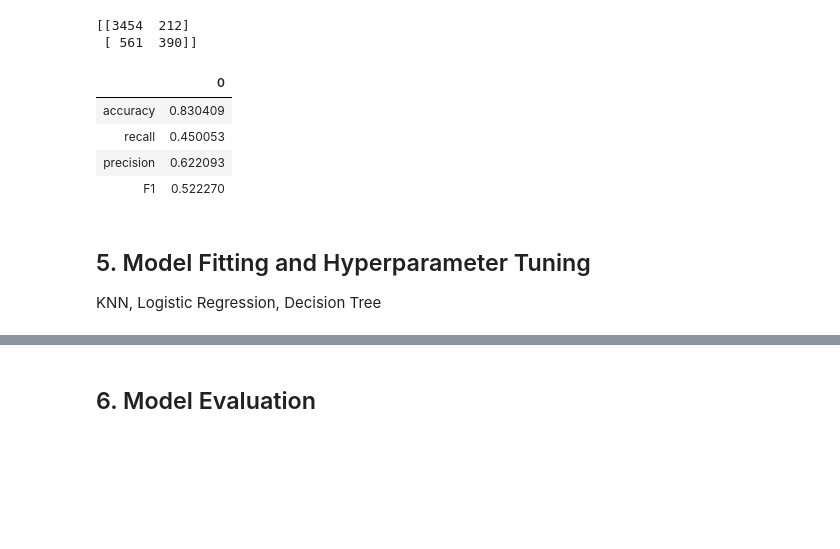
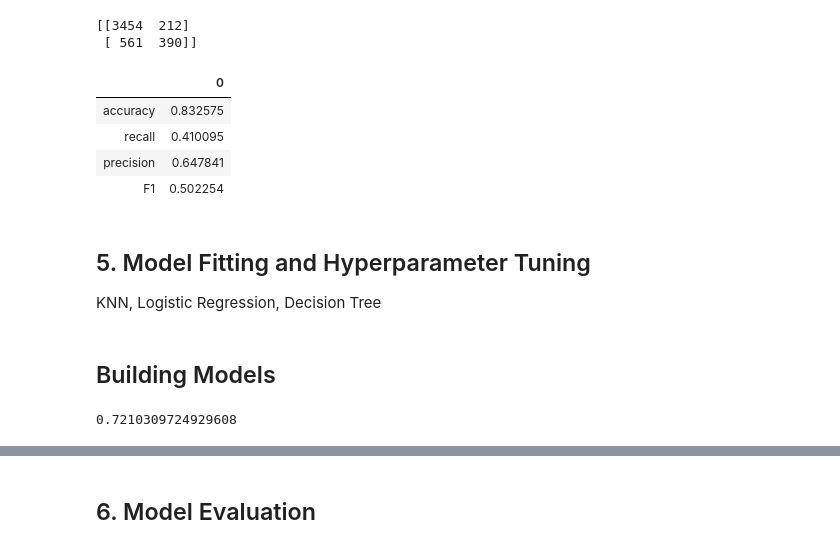
Before and after one commit to CaryMosley/Mod3Bakeoff, a Jupyter notebook: BakeCombined.ipynb, the cells around one changed output, grey strips where cells are left out. Saved outputs shown, nothing was run; the diff lists cells and outputs as text; code cells hidden in the pictures; blank space fills up the shorter version.

```diff
--- a/BakeCombined.ipynb
+++ b/BakeCombined.ipynb
@@ -889,18 +895,27 @@ print(metrics.confusion_matrix(y_test, y_pred_class))
 [[3454  212]
  [ 561  390]]
 # %%
-THRESHOLD = 0.45
-preds = np.where(logreg.predict_proba(X_test)[:,1] > THRESHOLD, 1, 0)
+THRESHOLD = 0.5
+preds_log = np.where(logreg.predict_proba(X_test)[:,1] > THRESHOLD, 1, 0)
 
-pd.DataFrame(data=[metrics.accuracy_score(y_test, preds), metrics.recall_score(y_test, preds),
-                   metrics.precision_score(y_test, preds), metrics.f1_score(y_test, preds)],
+pd.DataFrame(data=[metrics.accuracy_score(y_test, preds_log), metrics.recall_score(y_test, preds_log),
+                   metrics.precision_score(y_test, preds_log), metrics.f1_score(y_test, preds_log)],
              index=["accuracy", "recall", "precision", "F1"])
 # %% [output]
 |  | 0 |
-| accuracy | 0.830409 |
-| recall | 0.450053 |
-| precision | 0.622093 |
-| F1 | 0.522270 |
+| accuracy | 0.832575 |
+| recall | 0.410095 |
+| precision | 0.647841 |
+| F1 | 0.502254 |
 # %% [markdown]
 ## 5. Model Fitting and Hyperparameter Tuning
 KNN, Logistic Regression, Decision Tree
+# %% [markdown]
+## Building Models
+# %%
+tree = DecisionTreeClassifier(random_state = 13)
+tree.fit(X_train, y_train)
+y_pred_class_tree = tree.predict(X_test)
+print(metrics.accuracy_score(y_test, y_pred_class_tree))
+# %% [output]
+0.7210309724929608
```
Also changed, not shown: parts of 29 cells of this notebook.
